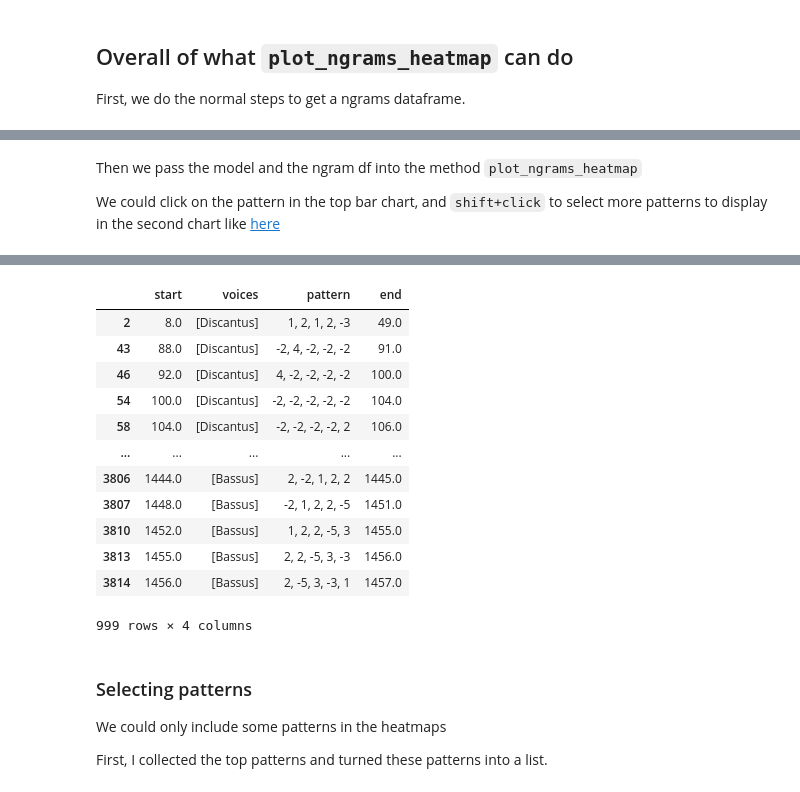
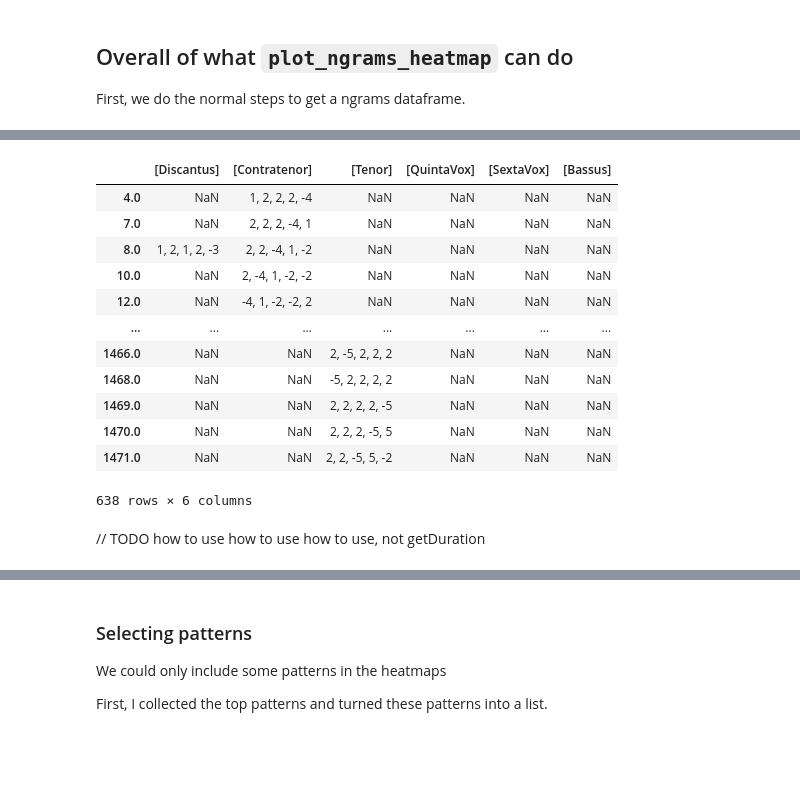
Before and after one commit to trangdang168/CRIM_Intervals_Notebooks, a Jupyter notebook: Trang_CRIM_Intervals_Morgan.ipynb, the cells around one changed output, grey strips where cells are left out. Cells and saved outputs as stored; diff of their text form; code cells hidden in the pictures; blank space fills up the shorter version.

```diff
--- a/Trang_CRIM_Intervals_Morgan.ipynb
+++ b/Trang_CRIM_Intervals_Morgan.ipynb
@@ -24,4 +27,5 @@ corpus = CorpusBase([root + prefix + files[0] + postfix])
 model = corpus.scores[0]
 mel = model.getMelodic(kind='d', compound=False, unit=0)
 mel_ngrams = model.getNgrams(df=mel, n=5, cell_type=str)
+mel_ngrams
 # %% [output]
@@ -30,5 +33,16 @@ Successfully imported.
+|  | [Discantus] | [Contratenor] | [Tenor] | [QuintaVox] | [SextaVox] | [Bassus] |
+| 4.0 | NaN | 1, 2, 2, 2, -4 | NaN | NaN | NaN | NaN |
+| 7.0 | NaN | 2, 2, 2, -4, 1 | NaN | NaN | NaN | NaN |
+| 8.0 | 1, 2, 1, 2, -3 | 2, 2, -4, 1, -2 | NaN | NaN | NaN | NaN |
+| 10.0 | NaN | 2, -4, 1, -2, -2 | NaN | NaN | NaN | NaN |
+| 12.0 | NaN | -4, 1, -2, -2, 2 | NaN | NaN | NaN | NaN |
+| ... | ... | ... | ... | ... | ... | ... |
+| 1466.0 | NaN | NaN | 2, -5, 2, 2, 2 | NaN | NaN | NaN |
+| 1468.0 | NaN | NaN | -5, 2, 2, 2, 2 | NaN | NaN | NaN |
+| 1469.0 | NaN | NaN | 2, 2, 2, 2, -5 | NaN | NaN | NaN |
+| 1470.0 | NaN | NaN | 2, 2, 2, -5, 5 | NaN | NaN | NaN |
+| 1471.0 | NaN | NaN | 2, 2, -5, 5, -2 | NaN | NaN | NaN |
+638 rows × 6 columns
 # %% [markdown]
-Then we pass the model and the ngram df into the method `plot_ngrams_heatmap`
-
-We could click on the pattern in the top bar chart, and `shift+click` to select more patterns to display in the second chart like [here]("http://g.recordit.co/Le550mfczV.gif")
+// TODO how to use how to use how to use, not getDuration
 # %%
@@ -36,22 +50,6 @@ mel_ngram_chart, mel_ngrams_heatmap_df = viz.plot_ngrams_heatmap(model, mel_ngra
 mel_ngram_chart
 # %% [output]
 [interactive output not drawn]
-# %%
-mel_ngrams_heatmap_df.dropna()
-# %% [output]
-|  | start | voices | pattern | end |
-| 2 | 8.0 | [Discantus] | 1, 2, 1, 2, -3 | 49.0 |
-| 43 | 88.0 | [Discantus] | -2, 4, -2, -2, -2 | 91.0 |
-| 46 | 92.0 | [Discantus] | 4, -2, -2, -2, -2 | 100.0 |
-| 54 | 100.0 | [Discantus] | -2, -2, -2, -2, -2 | 104.0 |
-| 58 | 104.0 | [Discantus] | -2, -2, -2, -2, 2 | 106.0 |
-| ... | ... | ... | ... | ... |
-| 3806 | 1444.0 | [Bassus] | 2, -2, 1, 2, 2 | 1445.0 |
-| 3807 | 1448.0 | [Bassus] | -2, 1, 2, 2, -5 | 1451.0 |
-| 3810 | 1452.0 | [Bassus] | 1, 2, 2, -5, 3 | 1455.0 |
-| 3813 | 1455.0 | [Bassus] | 2, 2, -5, 3, -3 | 1456.0 |
-| 3814 | 1456.0 | [Bassus] | 2, -5, 3, -3, 1 | 1457.0 |
-999 rows × 4 columns
 # %% [markdown]
 ### Selecting patterns
 
```
Also changed, not shown: parts of 10 cells of this notebook, 3 other files.
